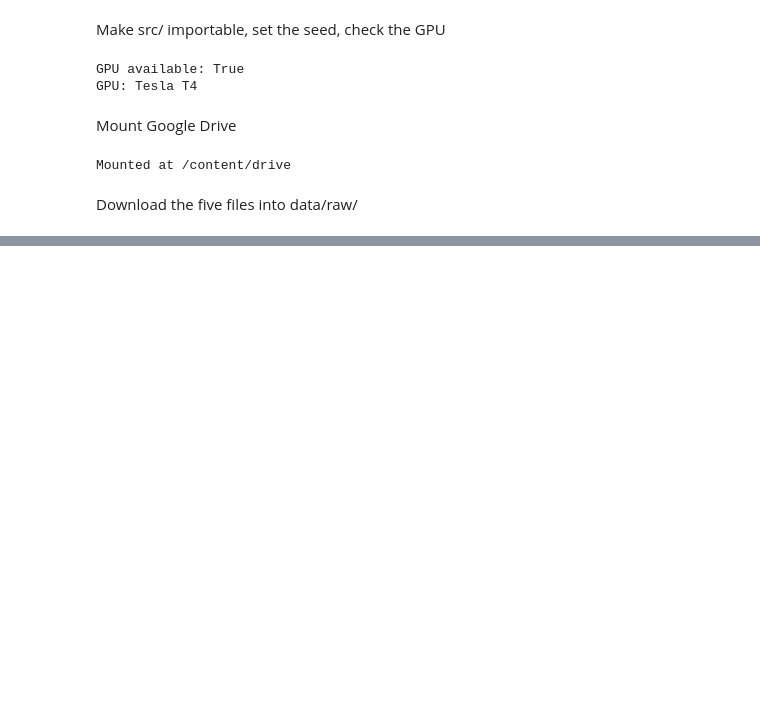
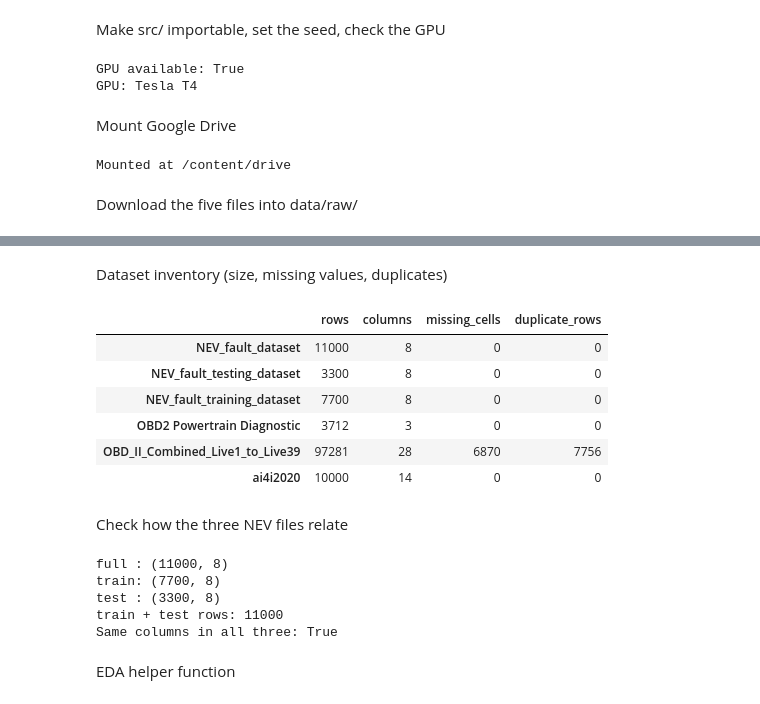
Before and after one commit to ShalakaEranga/DriveHealth-Comparative-Fault-Diagnosis-Using-Classical-vs-Deep-Learning-Methods, a Jupyter notebook: notebooks/01_eda.ipynb, the cells around one changed output, grey strips where cells are left out. Cells and saved outputs as stored; diff of their text form; code cells hidden in the pictures; blank space fills up the shorter version.

```diff
--- a/notebooks/01_eda.ipynb
+++ b/notebooks/01_eda.ipynb
@@ -102,0 +171,41 @@ Files in data/raw:
+# %% [markdown]
+Dataset inventory (size, missing values, duplicates)
+# %%
+summary = pd.DataFrame({
+    name: {
+        "rows": d.shape[0],
+        "columns": d.shape[1],
+        "missing_cells": int(d.isna().sum().sum()),
+        "duplicate_rows": int(d.duplicated().sum()),
+    }
+    for name, d in datasets.items()
+}).T
+summary
+# %% [output]
+|  | rows | columns | missing_cells | duplicate_rows |
+| NEV_fault_dataset | 11000 | 8 | 0 | 0 |
+| NEV_fault_testing_dataset | 3300 | 8 | 0 | 0 |
+| NEV_fault_training_dataset | 7700 | 8 | 0 | 0 |
+| OBD2 Powertrain Diagnostic | 3712 | 3 | 0 | 0 |
+| OBD_II_Combined_Live1_to_Live39 | 97281 | 28 | 6870 | 7756 |
+| ai4i2020 | 10000 | 14 | 0 | 0 |
+# %% [markdown]
+Check how the three NEV files relate
+# %%
+full  = datasets["NEV_fault_dataset"]
+train = datasets["NEV_fault_training_dataset"]
+test  = datasets["NEV_fault_testing_dataset"]
+
+print("full :", full.shape)
+print("train:", train.shape)
+print("test :", test.shape)
+print("train + test rows:", train.shape[0] + test.shape[0])
+print("Same columns in all three:", list(full.columns) == list(train.columns) == list(test.columns))
+# %% [output]
+full : (11000, 8)
+train: (7700, 8)
+test : (3300, 8)
+train + test rows: 11000
+Same columns in all three: True
+# %% [markdown]
+EDA helper function
```
Also changed, not shown: parts of 12 cells of this notebook.
